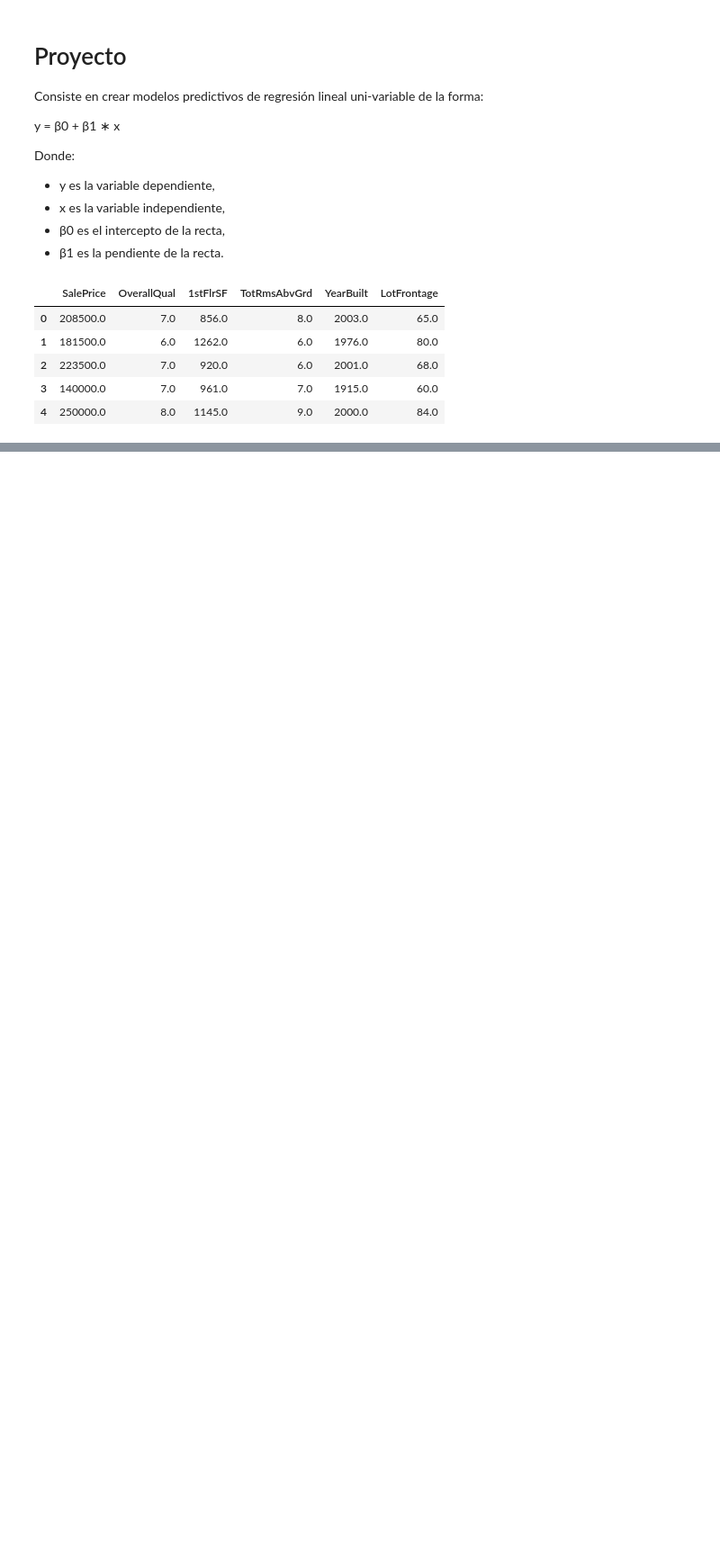
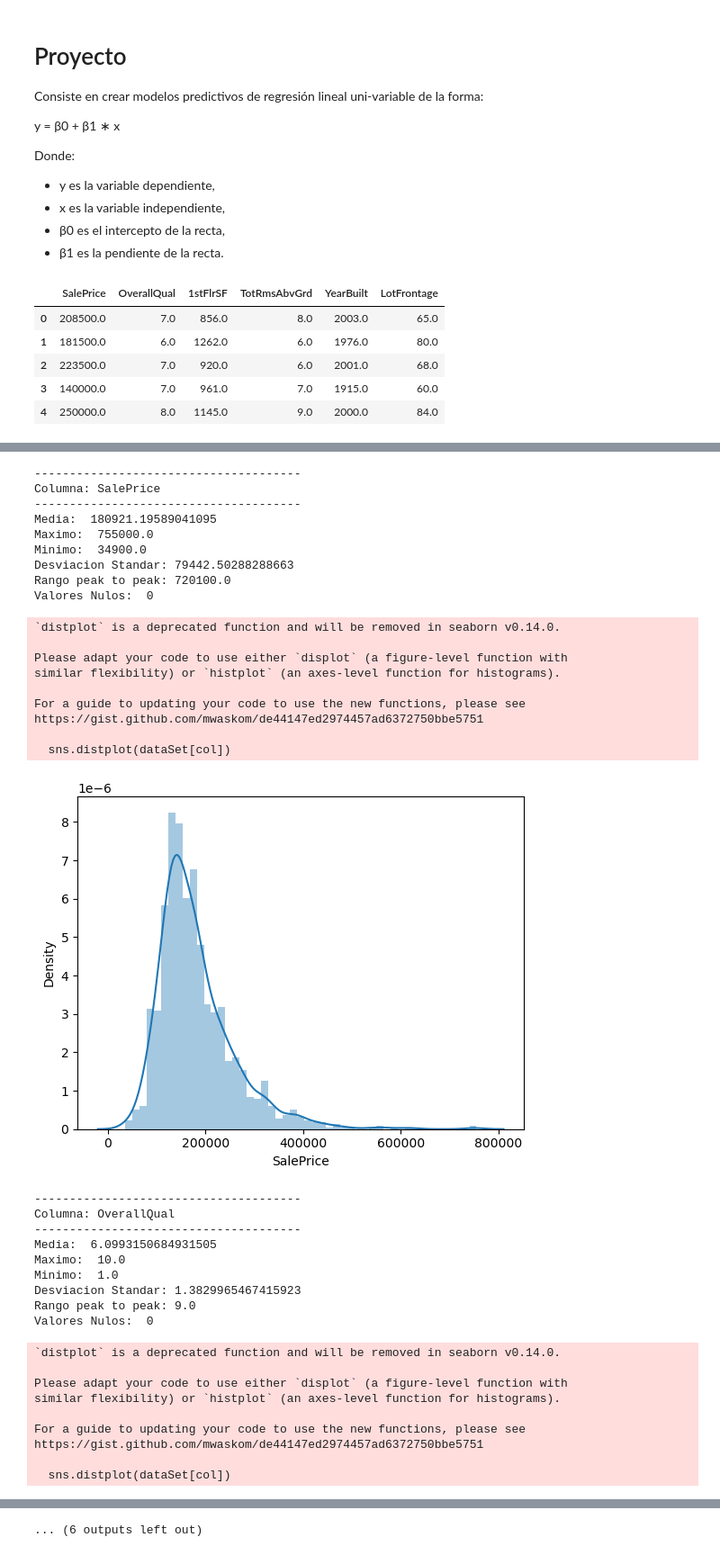
Before and after one commit to nafuent/Tareas_python, a Jupyter notebook: proyecto_cienciaDatos15004337.ipynb, the cells around one changed output, grey strips where cells are left out. Shown at 90% size. Cells and saved outputs as stored; diff of their text form; code cells hidden in the pictures; blank space fills up the shorter version.

Commit message:
Se agrega analisis exploratorio

```diff
--- a/proyecto_cienciaDatos15004337.ipynb
+++ b/proyecto_cienciaDatos15004337.ipynb
@@ -40,0 +90,60 @@ dataSet.head()
+# %%
+#ANALISIS EXPLORATORIO DE LOS DATOS
+
+for col in dataSet.columns:
+    dtExploratorios = dataSet[col].describe()
+    print("--------------------------------------")
+    print(f"Columna: {col}")
+    print("--------------------------------------")
+    #print(dtExploratorios)
+    print("Media: ",dtExploratorios["mean"])
+    print("Maximo: ",dtExploratorios["max"])
+    print("Minimo: ",dtExploratorios["min"])
+    print("Desviacion Standar:",dtExploratorios["std"])
+    print("Rango peak to peak:",np.ptp(dataSet[col]))
+    print("Valores Nulos: ", dataSet[col].isnull().sum())
+    print()
+
+
+    sns.distplot(dataSet[col])
+    plt.show()
+
+    print()
+# %% [output]
+--------------------------------------
+Columna: SalePrice
+--------------------------------------
+Media:  180921.19589041095
+Maximo:  755000.0
+Minimo:  34900.0
+Desviacion Standar: 79442.50288288663
+Rango peak to peak: 720100.0
+Valores Nulos:  0
+`distplot` is a deprecated function and will be removed in seaborn v0.14.0.
+
+Please adapt your code to use either `displot` (a figure-level function with
+similar flexibility) or `histplot` (an axes-level function for histograms).
+
+For a guide to updating your code to use the new functions, please see
+https://gist.github.com/mwaskom/de44147ed2974457ad6372750bbe5751
+
+  sns.distplot(dataSet[col])
+[figure, added]
+--------------------------------------
+Columna: OverallQual
+--------------------------------------
+Media:  6.0993150684931505
+Maximo:  10.0
+Minimo:  1.0
+Desviacion Standar: 1.3829965467415923
+Rango peak to peak: 9.0
+Valores Nulos:  0
+`distplot` is a deprecated function and will be removed in seaborn v0.14.0.
+
+Please adapt your code to use either `displot` (a figure-level function with
+similar flexibility) or `histplot` (an axes-level function for histograms).
+
+For a guide to updating your code to use the new functions, please see
+https://gist.github.com/mwaskom/de44147ed2974457ad6372750bbe5751
+
+  sns.distplot(dataSet[col])
@@ -40,0 +189 @@ dataSet.head()
+... (6 outputs left out)
```
Also changed, not shown: parts of 7 cells of this notebook.
